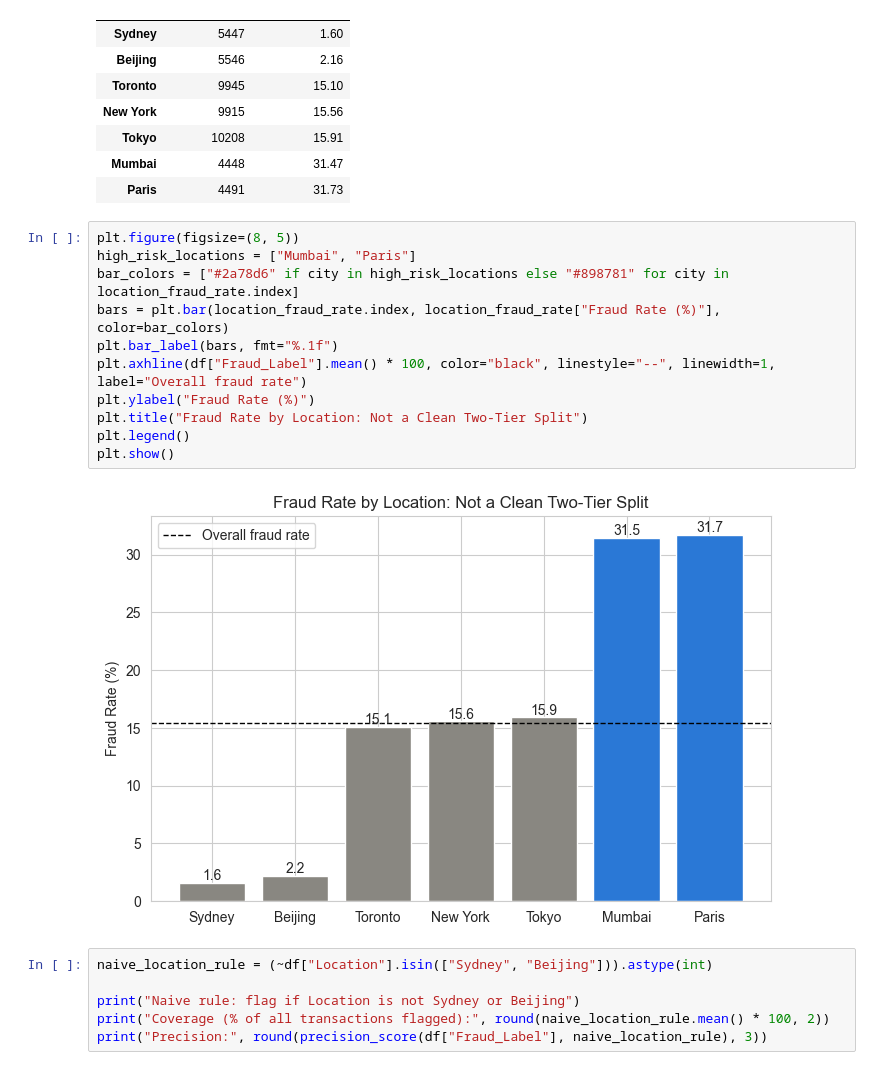
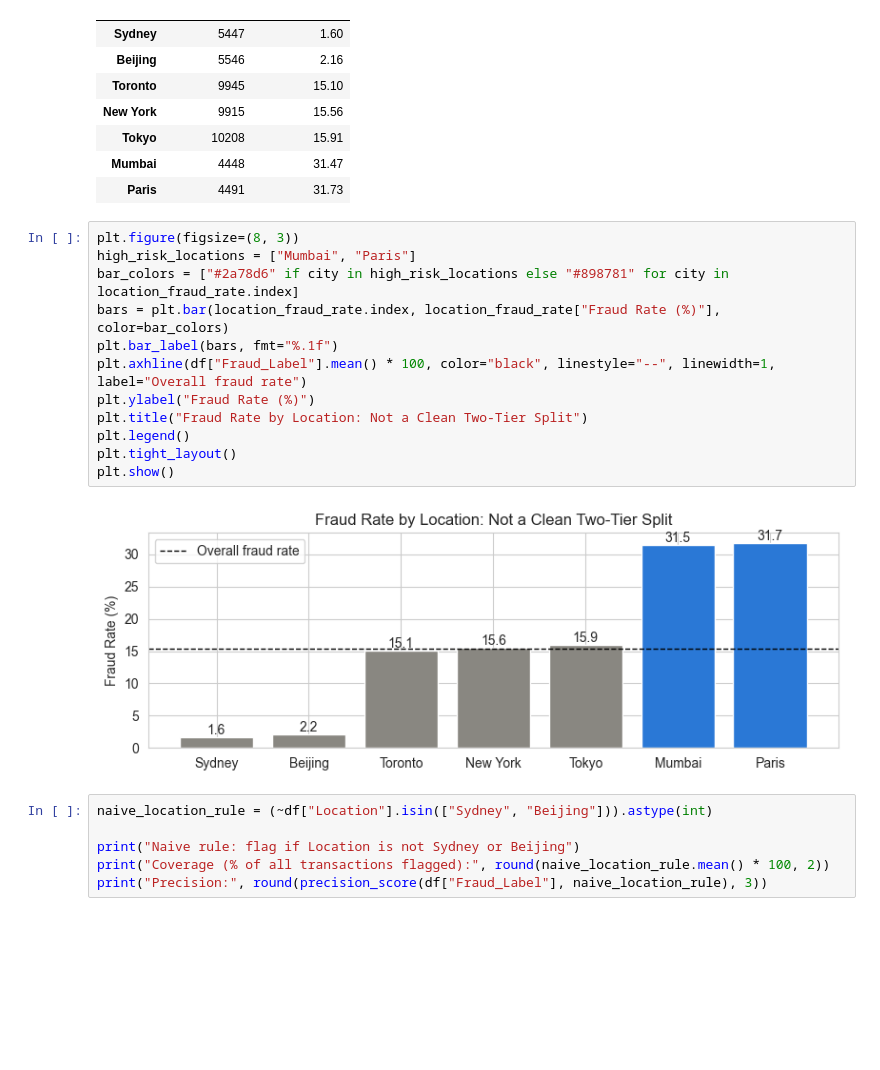
Before and after one commit to HzyBetty/fraud-detection-case-study, a Jupyter notebook: fraud_analysis.ipynb, the cells around one changed output. Saved outputs shown, nothing was run; the diff lists cells and outputs as text; blank space fills up the shorter version.

```diff
--- a/fraud_analysis.ipynb
+++ b/fraud_analysis.ipynb
@@ -610,18 +611,19 @@ location_fraud_rate
 | Mumbai | 4448 | 31.47 |
 | Paris | 4491 | 31.73 |
 # %%
-plt.figure(figsize=(8, 5))
+plt.figure(figsize=(8, 3))
 high_risk_locations = ["Mumbai", "Paris"]
 bar_colors = ["#2a78d6" if city in high_risk_locations else "#898781" for city in location_fraud_rate.index]
 bars = plt.bar(location_fraud_rate.index, location_fraud_rate["Fraud Rate (%)"], color=bar_colors)
 plt.bar_label(bars, fmt="%.1f")
 plt.axhline(df["Fraud_Label"].mean() * 100, color="black", linestyle="--", linewidth=1, label="Overall fraud rate")
 plt.ylabel("Fraud Rate (%)")
 plt.title("Fraud Rate by Location: Not a Clean Two-Tier Split")
 plt.legend()
+plt.tight_layout()
 plt.show()
 # %% [output]
-[figure, old version]
+[figure, new version]
 # %%
 naive_location_rule = (~df["Location"].isin(["Sydney", "Beijing"])).astype(int)
 
```
Also changed, not shown: parts of 7 cells of this notebook.
